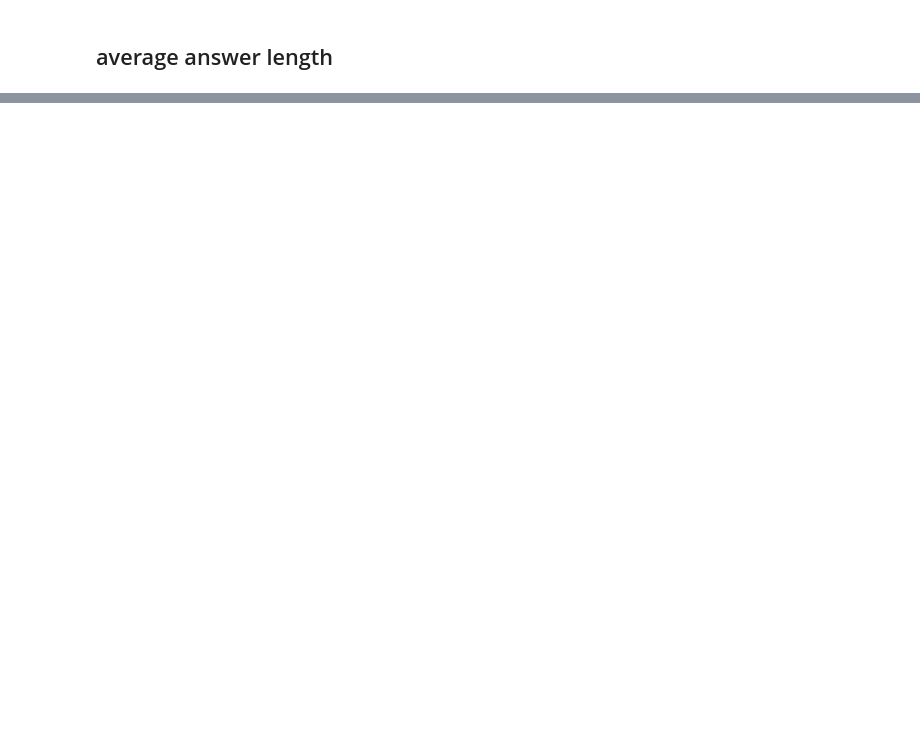
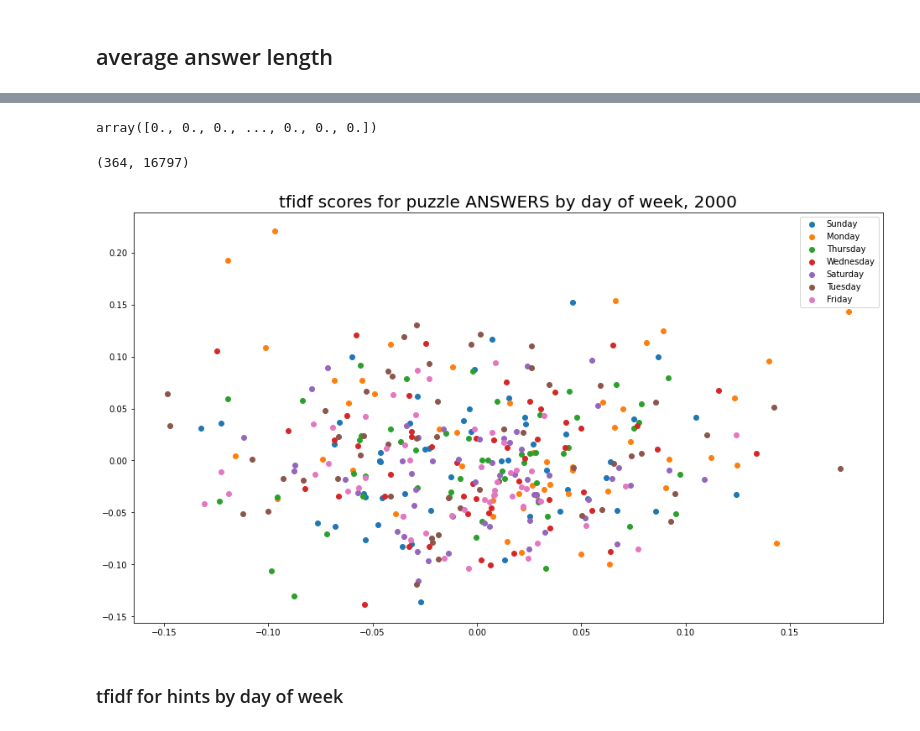
Before and after one commit to nickdanis/gorillawords, a Jupyter notebook: nick-exploratory.ipynb, the cells around one changed output, grey strips where cells are left out. Cells and saved outputs as stored; diff of their text form; code cells hidden in the pictures; blank space fills up the shorter version.

```diff
--- a/nick-exploratory.ipynb
+++ b/nick-exploratory.ipynb
@@ -151,0 +200,40 @@ df.loc[235264]
+# %%
+# concatenate all answers together in a single cell
+# only year 2000 to keep things managable while testing
+df_ans = df.loc[df['Year'] == 2000].groupby(['Weekday','Date'])['Answer'].apply(lambda x: " ".join(x)).reset_index().copy()
+# %%
+ans_vectorizer = TfidfVectorizer()
+# %%
+ans_tfidf = ans_vectorizer.fit_transform(df_ans['Answer'])
+# %%
+ans_tfidf.toarray()[0]
+# %% [output]
+array([0., 0., 0., ..., 0., 0., 0.])
+# %%
+ans_tfidf.shape
+# %% [output]
+(364, 16797)
+# %%
+# reduce tfidf vector space to 2 dimensions with PCA
+pca = PCA(n_components=2)
+reduced = pca.fit_transform(ans_tfidf.todense())
+# %%
+# transpose the reduced space for plotting
+t = reduced.transpose()
+
+# list of weekday labeles, with indices preserved
+day_labels = df_ans['Weekday'].tolist()
+#day_idx = {}
+
+fig, ax = plt.subplots(figsize=(16,9))
+ax.set_title("tfidf scores for puzzle ANSWERS by day of week, 2000",fontsize=20)
+for day in list(set(day_labels)):
+    day_indices = [i for i, x in enumerate(day_labels) if x == day]
+    ax.scatter(t[0][day_indices], t[1][day_indices],label=day)
+
+plt.legend()
+plt.show()
+# %% [output]
+[figure, added]
+# %% [markdown]
+### tfidf for hints by day of week
```
Also changed, not shown: parts of 56 cells of this notebook.
